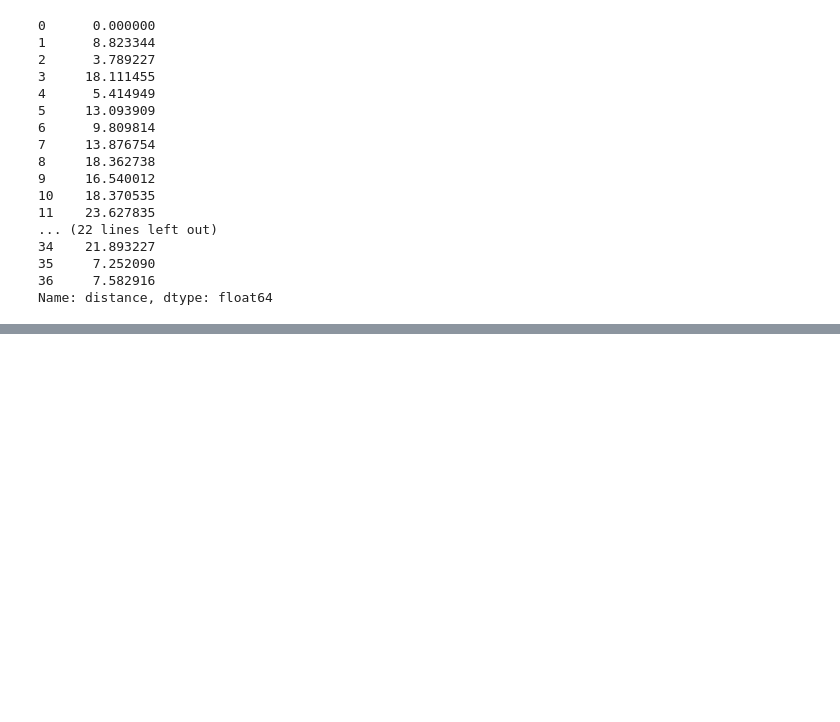
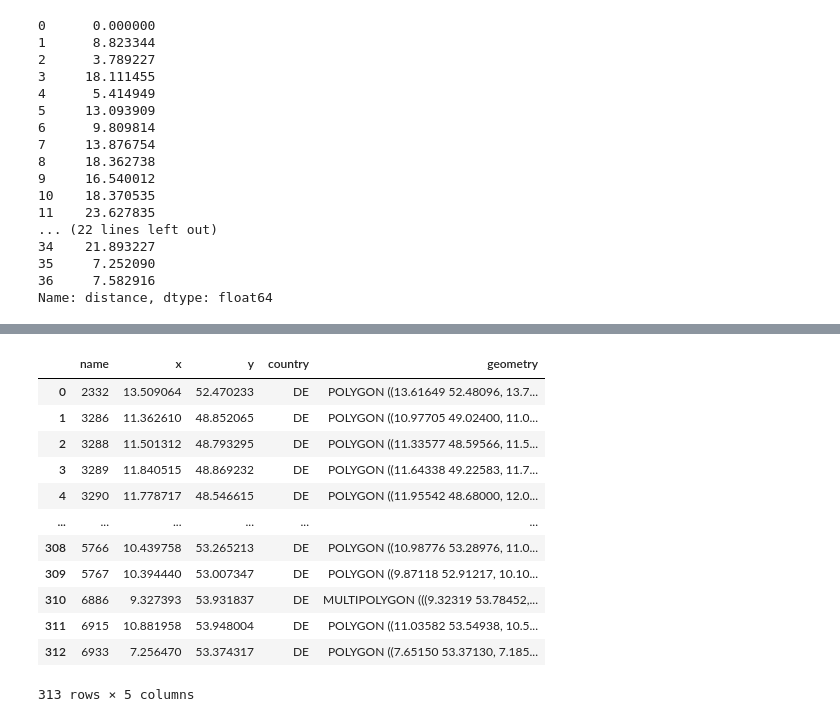
Before and after one commit to fitzthomas/ma_probabilistic_forecasts, a Jupyter notebook: testing_playground/geojson_playground.ipynb, the cells around one changed output, grey strips where cells are left out. Drawn from its saved outputs; the diff is of its cells as text; code cells hidden in the pictures; blank space fills up the shorter version.

```diff
--- a/testing_playground/geojson_playground.ipynb
+++ b/testing_playground/geojson_playground.ipynb
@@ -236,3 +236,20 @@ gdf_onshore
 | SE4 0 | MULTIPOLYGON (((13.04149 55.70464... | 78.321513 | MULTILINESTRING ((13.04149 55.704... | POINT (16.75376 62.78660) | 21.893227 |
 | SI0 0 | POLYGON ((14.37280 45.47785, 14.2... | 2.875826 | MULTILINESTRING ((14.37280 45.477... | POINT (14.91831 46.26436) | 7.252090 |
 | SK0 0 | POLYGON ((20.05049 49.17323, 20.0... | 5.926830 | LINESTRING (20.05049 49.17323, 20... | POINT (19.47946 48.70462) | 7.582916 |
+# %%
+gdf_onshore2 = gpd.read_file("resources/regions_onshore.geojson")
+gdf_onshore2
+# %% [output]
+|  | name | x | y | country | geometry |
+| 0 | 2332 | 13.509064 | 52.470233 | DE | POLYGON ((13.61649 52.48096, 13.7... |
+| 1 | 3286 | 11.362610 | 48.852065 | DE | POLYGON ((10.97705 49.02400, 11.0... |
+| 2 | 3288 | 11.501312 | 48.793295 | DE | POLYGON ((11.33577 48.59566, 11.5... |
+| 3 | 3289 | 11.840515 | 48.869232 | DE | POLYGON ((11.64338 49.22583, 11.7... |
+| 4 | 3290 | 11.778717 | 48.546615 | DE | POLYGON ((11.95542 48.68000, 12.0... |
+| ... | ... | ... | ... | ... | ... |
+| 308 | 5766 | 10.439758 | 53.265213 | DE | POLYGON ((10.98776 53.28976, 11.0... |
+| 309 | 5767 | 10.394440 | 53.007347 | DE | POLYGON ((9.87118 52.91217, 10.10... |
+| 310 | 6886 | 9.327393 | 53.931837 | DE | MULTIPOLYGON (((9.32319 53.78452,... |
+| 311 | 6915 | 10.881958 | 53.948004 | DE | POLYGON ((11.03582 53.54938, 10.5... |
+| 312 | 6933 | 7.256470 | 53.374317 | DE | POLYGON ((7.65150 53.37130, 7.185... |
+313 rows × 5 columns
```
Also changed, not shown: parts of 9 cells of this notebook, 7 other files.
